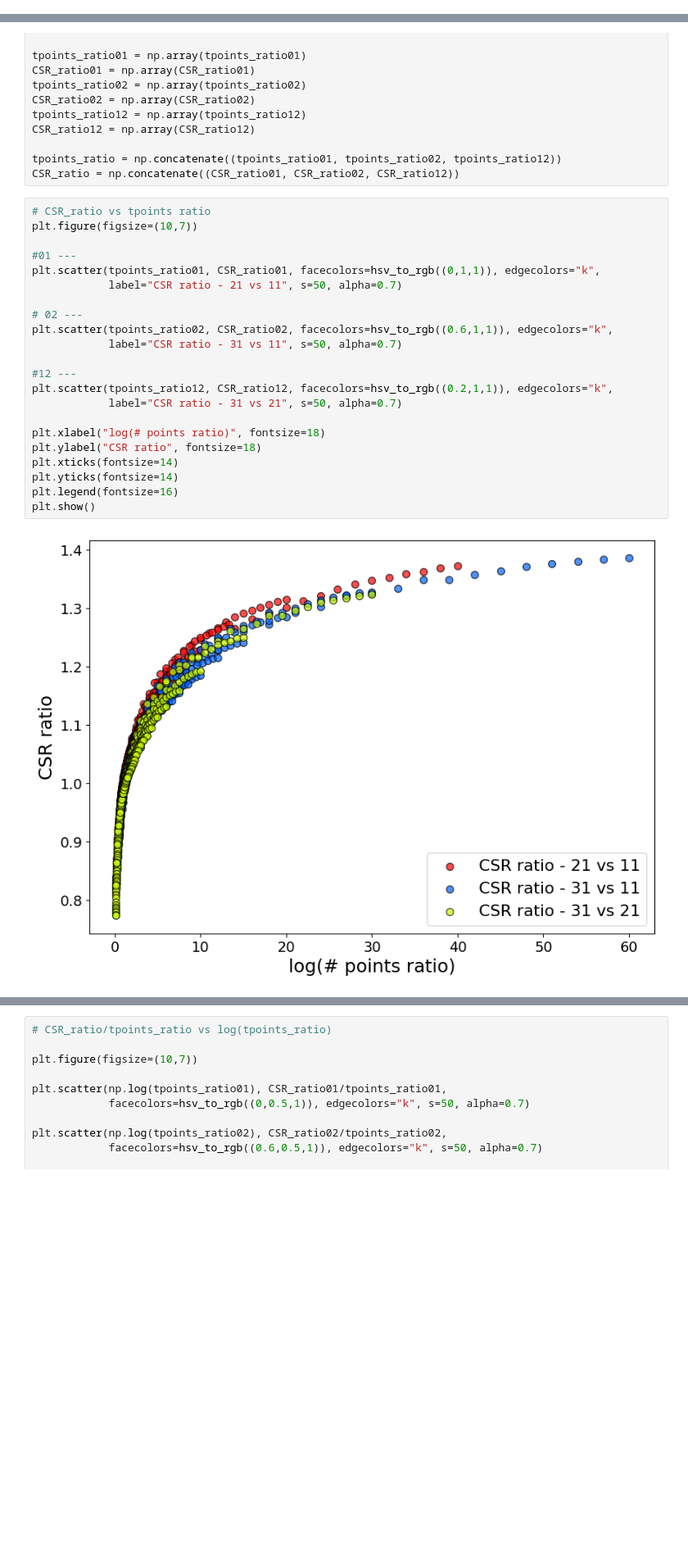
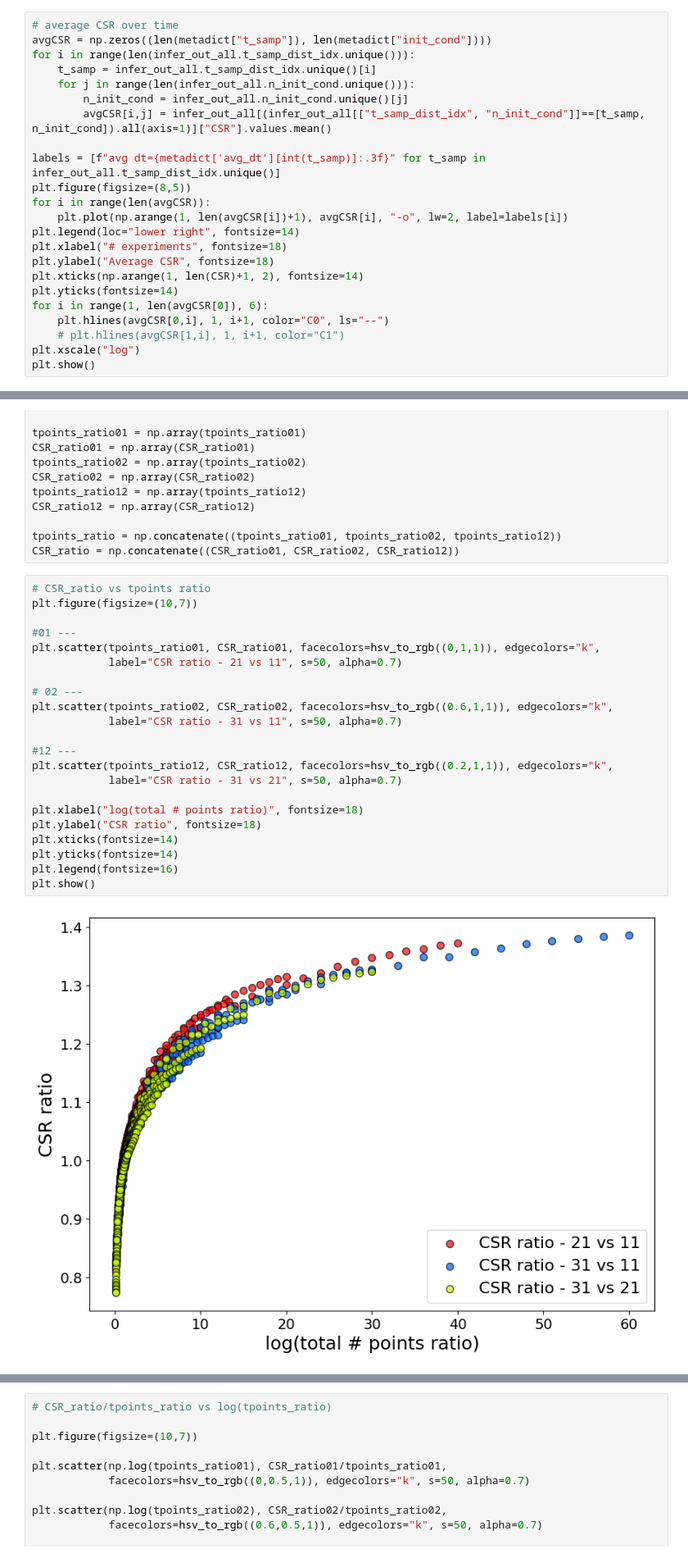
Before and after one commit to joaovaleriano/gLV_OED, a Jupyter notebook: notebooks/analysis_all.ipynb, the cells around one changed output, grey strips where cells are left out. Shown at 82% size. Saved outputs shown, nothing was run; the diff lists cells and outputs as text; blank space fills up the shorter version.

```diff
--- a/notebooks/analysis_all.ipynb
+++ b/notebooks/analysis_all.ipynb
@@ -290,3 +290,26 @@ for i in range(1, len(avgCSR[0]), 6):
 plt.show()
 # %% [output]
 [figure]
+# %%
+# average CSR over time
+avgCSR = np.zeros((len(metadict["t_samp"]), len(metadict["init_cond"])))
+for i in range(len(infer_out_all.t_samp_dist_idx.unique())):
+    t_samp = infer_out_all.t_samp_dist_idx.unique()[i]
+    for j in range(len(infer_out_all.n_init_cond.unique())):
+        n_init_cond = infer_out_all.n_init_cond.unique()[j]
+        avgCSR[i,j] = infer_out_all[(infer_out_all[["t_samp_dist_idx", "n_init_cond"]]==[t_samp, n_init_cond]).all(axis=1)]["CSR"].values.mean()
+
+labels = [f"avg dt={metadict['avg_dt'][int(t_samp)]:.3f}" for t_samp in infer_out_all.t_samp_dist_idx.unique()]
+plt.figure(figsize=(8,5))
+for i in range(len(avgCSR)):
+    plt.plot(np.arange(1, len(avgCSR[i])+1), avgCSR[i], "-o", lw=2, label=labels[i])
+plt.legend(loc="lower right", fontsize=14)
+plt.xlabel("# experiments", fontsize=18)
+plt.ylabel("Average CSR", fontsize=18)
+plt.xticks(np.arange(1, len(CSR)+1, 2), fontsize=14)
+plt.yticks(fontsize=14)
+for i in range(1, len(avgCSR[0]), 6):
+    plt.hlines(avgCSR[0,i], 1, i+1, color="C0", ls="--")
+    # plt.hlines(avgCSR[1,i], 1, i+1, color="C1")
+plt.xscale("log")
+plt.show()
@@ -319,27 +344,27 @@ CSR_ratio = np.concatenate((CSR_ratio01, CSR_ratio02, CSR_ratio12))
 # %%
 # CSR_ratio vs tpoints ratio
 plt.figure(figsize=(10,7))
 
 #01 ---
 plt.scatter(tpoints_ratio01, CSR_ratio01, facecolors=hsv_to_rgb((0,1,1)), edgecolors="k",
             label="CSR ratio - 21 vs 11", s=50, alpha=0.7)
 
 # 02 ---
 plt.scatter(tpoints_ratio02, CSR_ratio02, facecolors=hsv_to_rgb((0.6,1,1)), edgecolors="k",
             label="CSR ratio - 31 vs 11", s=50, alpha=0.7)
 
 #12 ---
 plt.scatter(tpoints_ratio12, CSR_ratio12, facecolors=hsv_to_rgb((0.2,1,1)), edgecolors="k",
             label="CSR ratio - 31 vs 21", s=50, alpha=0.7)
 
-plt.xlabel("log(# points ratio)", fontsize=18)
+plt.xlabel("log(total # points ratio)", fontsize=18)
 plt.ylabel("CSR ratio", fontsize=18)
 plt.xticks(fontsize=14)
 plt.yticks(fontsize=14)
 plt.legend(fontsize=16)
 plt.show()
 # %% [output]
-[figure, old version]
+[figure, new version]
 # %%
 # CSR_ratio vs log(tpoints ratio)
 plt.figure(figsize=(10,7))
```
Also changed, not shown: parts of 3 cells of this notebook.
